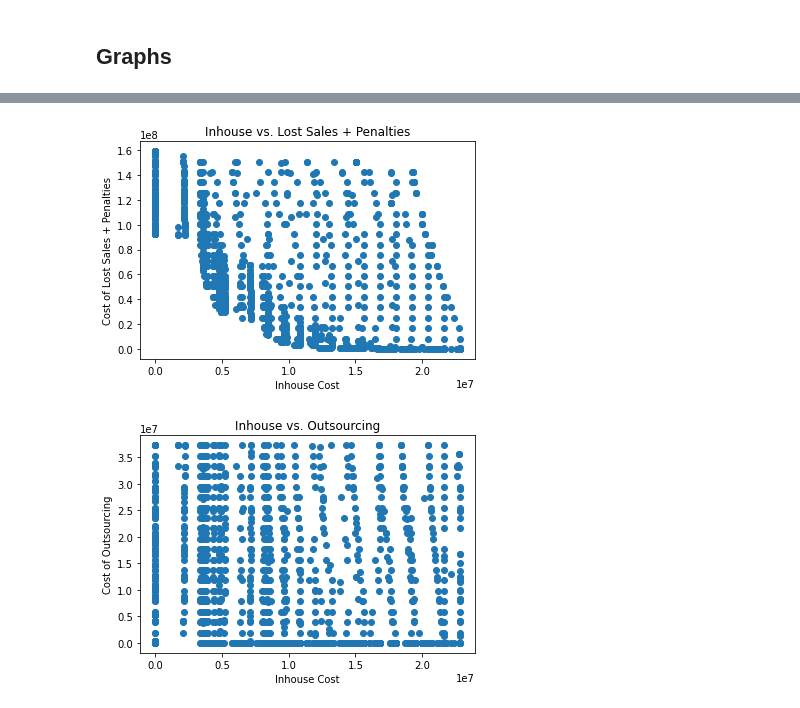
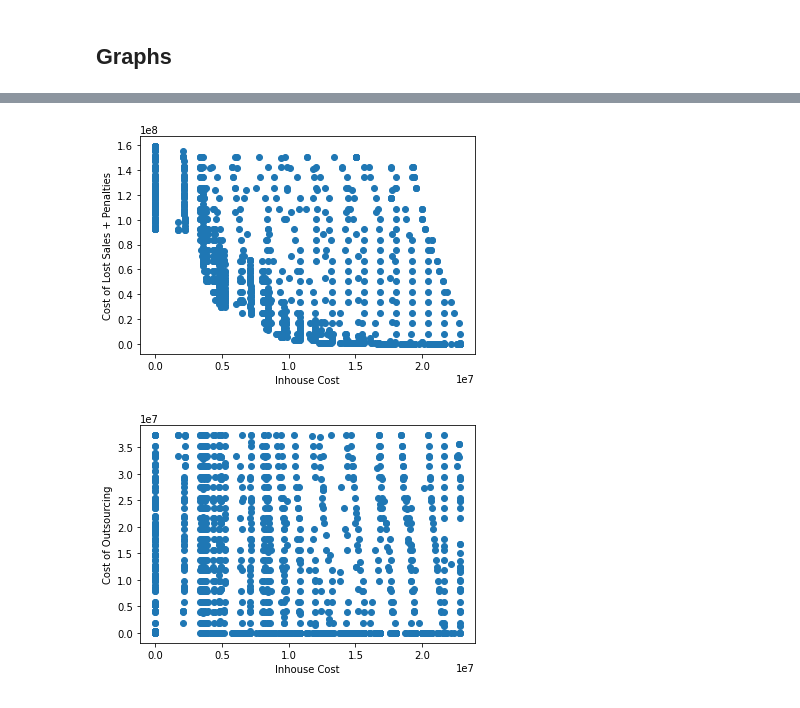
Before and after one commit to dkabe/SC_Resilience, a Jupyter notebook: Notebooks/E_constraint.ipynb, the cells around one changed output, grey strips where cells are left out. Saved outputs shown, nothing was run; the diff lists cells and outputs as text; code cells hidden in the pictures.

```diff
--- a/Notebooks/E_constraint.ipynb
+++ b/Notebooks/E_constraint.ipynb
@@ -213,15 +219,17 @@ plt.show()
 plt.scatter(x,z)
 plt.xlabel("Inhouse Cost")
 plt.ylabel("Cost of Lost Sales + Penalties")
-plt.title("Inhouse vs. Lost Sales + Penalties")
+#plt.title("Inhouse vs. Lost Sales + Penalties")
+plt.savefig("/home/dkabe/Model_brainstorming/Images/Instance_2/ils.png")
 plt.show()
 # %% [output]
-[figure, old version]
+[figure, new version]
 # %%
 plt.scatter(x,y)
 plt.xlabel("Inhouse Cost")
 plt.ylabel("Cost of Outsourcing")
-plt.title("Inhouse vs. Outsourcing")
+#plt.title("Inhouse vs. Outsourcing")
+plt.savefig("/home/dkabe/Model_brainstorming/Images/Instance_2/io.png")
 plt.show()
 # %% [output]
-[figure, old version]
+[figure, new version]
```
Also changed, not shown: parts of 6 cells of this notebook.
